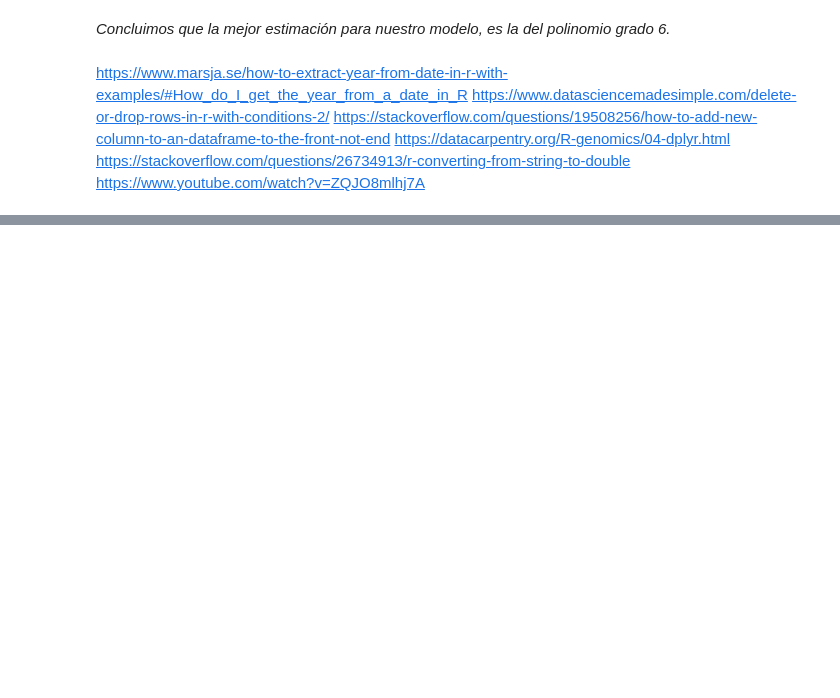
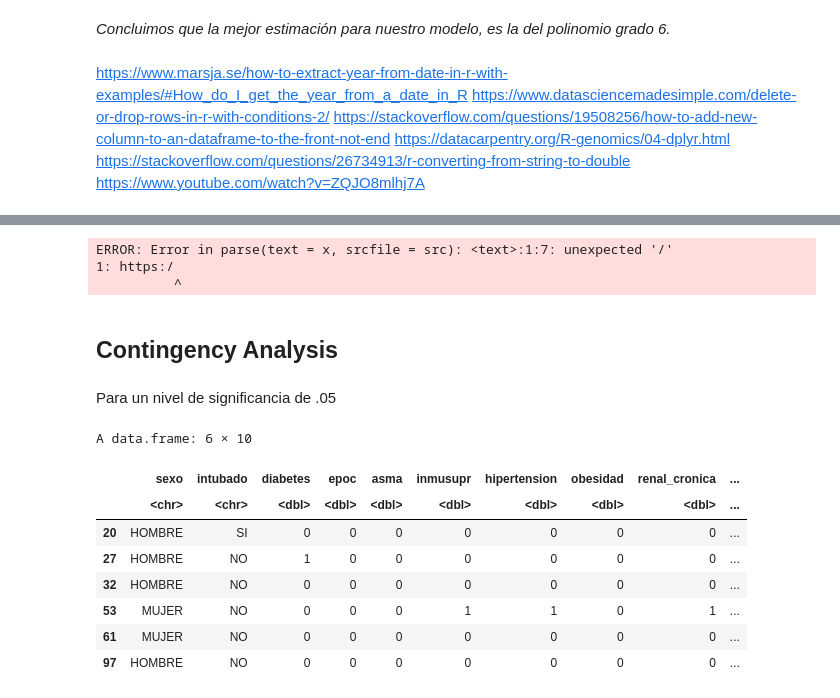
Before and after one commit to prope-2021-gh-classroom/practica-final-verano-2021-marcoyel21, a Jupyter notebook: extraccion_limpieza.ipynb, the cells around one changed output, grey strips where cells are left out. Cells and saved outputs as stored; diff of their text form; code cells hidden in the pictures; blank space fills up the shorter version.

```diff
--- a/extraccion_limpieza.ipynb
+++ b/extraccion_limpieza.ipynb
@@ -451,0 +479,14 @@ https://www.youtube.com/watch?v=ZQJO8mlhj7A
+# %%
+https://www.tutorialspoint.com/how-to-change-the-code-yes-to-1-in-an-r-data-frame-column
+https://stackoverflow.com/questions/8161836/how-do-i-replace-na-values-with-zeros-in-an-r-dataframe
+# %% [output]
+ERROR: Error in parse(text = x, srcfile = src): <text>:1:7: unexpected '/'
+1: https:/
+          ^
+# %% [markdown]
+<h2> Contingency Analysis </h2>
+# %% [markdown]
+Para un nivel de significancia de .05
+# %%
+df10<-subset(df8, intubado!='NO APLICA')
+df11<-subset(df10, intubado!='NO ESPECIFICADO')
@@ -451,0 +495,14 @@ https://www.youtube.com/watch?v=ZQJO8mlhj7A
+# %%
+df_intubado <-select(df11,sexo,intubado,diabetes, epoc, asma, inmusupr, hipertension, obesidad, renal_cronica, tabaquismo)
+# %%
+head(df_intubado)
+# %% [output]
+A data.frame: 6 × 10
+|  | sexo | intubado | diabetes | epoc | asma | inmusupr | hipertension | obesidad | renal_cronica | ... |
+|  | <chr> | <chr> | <dbl> | <dbl> | <dbl> | <dbl> | <dbl> | <dbl> | <dbl> | ... |
+| 20 | HOMBRE | SI | 0 | 0 | 0 | 0 | 0 | 0 | 0 | ... |
+| 27 | HOMBRE | NO | 1 | 0 | 0 | 0 | 0 | 0 | 0 | ... |
+| 32 | HOMBRE | NO | 0 | 0 | 0 | 0 | 0 | 0 | 0 | ... |
+| 53 | MUJER | NO | 0 | 0 | 0 | 1 | 1 | 0 | 1 | ... |
+| 61 | MUJER | NO | 0 | 0 | 0 | 0 | 0 | 0 | 0 | ... |
+| 97 | HOMBRE | NO | 0 | 0 | 0 | 0 | 0 | 0 | 0 | ... |
```
Also changed, not shown: parts of 25 cells of this notebook.
